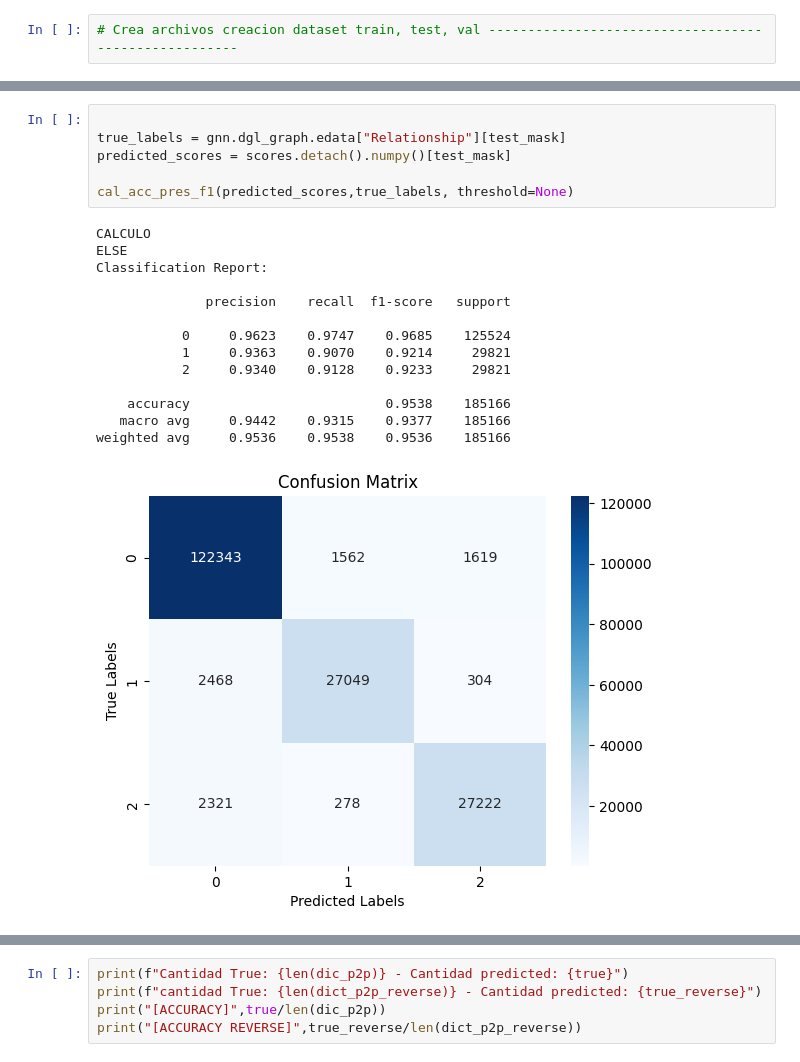
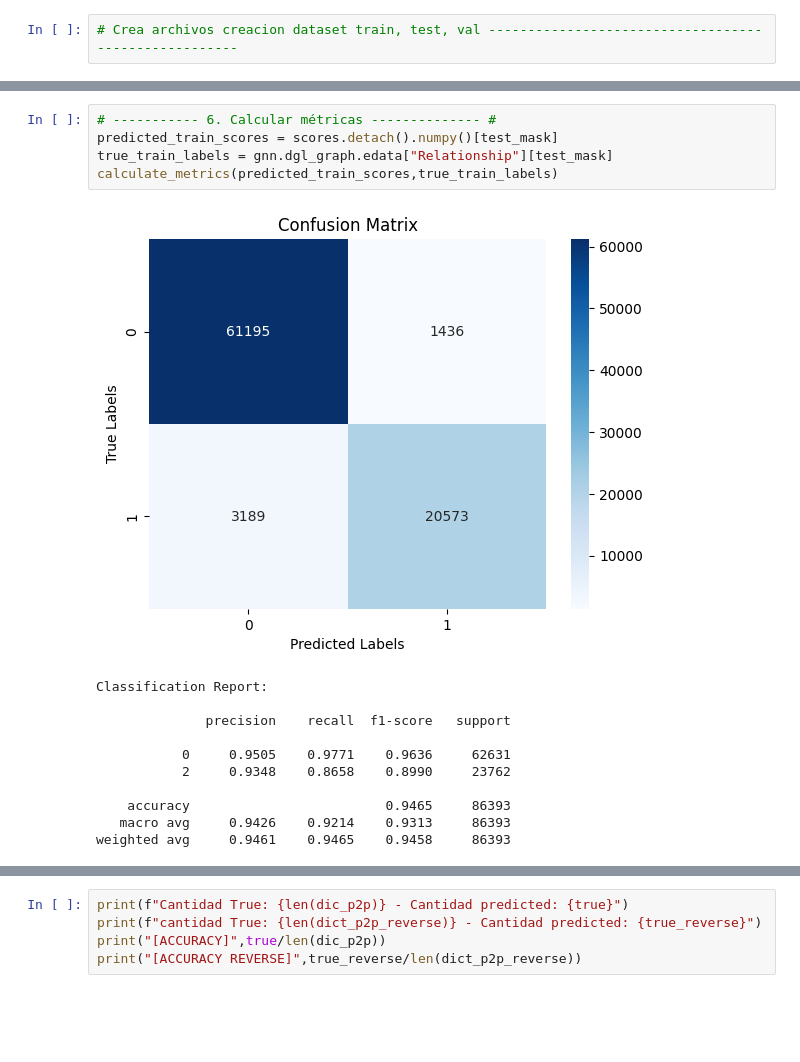
Before and after one commit to valesteban/TESIS, a Jupyter notebook: trainingMultiClass.ipynb, the cells around one changed output, grey strips where cells are left out. Cells and saved outputs as stored; diff of their text form; blank space fills up the shorter version.

```diff
--- a/trainingMultiClass.ipynb
+++ b/trainingMultiClass.ipynb
@@ -130,24 +134,20 @@ In epoch 90, train loss: 0.14706307649612427, val loss: 0.14961859583854675, tra
-# %%
-
-true_labels = gnn.dgl_graph.edata["Relationship"][test_mask]
-predicted_scores = scores.detach().numpy()[test_mask]
-
-cal_acc_pres_f1(predicted_scores,true_labels, threshold=None)
-# %% [output]
-CALCULO
-ELSE
-Classification Report:
-
-              precision    recall  f1-score   support
-
-           0     0.9623    0.9747    0.9685    125524
-           1     0.9363    0.9070    0.9214     29821
-           2     0.9340    0.9128    0.9233     29821
-
-    accuracy                         0.9538    185166
-   macro avg     0.9442    0.9315    0.9377    185166
-weighted avg     0.9536    0.9538    0.9536    185166
-[figure, removed]
+# %%
+# ----------- 6. Calcular métricas -------------- #
+predicted_train_scores = scores.detach().numpy()[test_mask]
+true_train_labels = gnn.dgl_graph.edata["Relationship"][test_mask]
+calculate_metrics(predicted_train_scores,true_train_labels)
+# %% [output]
+[figure, added]
+Classification Report:
+
+              precision    recall  f1-score   support
+
+           0     0.9505    0.9771    0.9636     62631
+           2     0.9348    0.8658    0.8990     23762
+
+    accuracy                         0.9465     86393
+   macro avg     0.9426    0.9214    0.9313     86393
+weighted avg     0.9461    0.9465    0.9458     86393
 # %%
 # VERIFICAR CASO (AS1,AS2) -> (AS2,AS1) SE CLASIFICA IGUAL
 u_all, v_all, ids_all = gnn.dgl_graph.edges(form='all')
```
Also changed, not shown: parts of 3 cells of this notebook.
